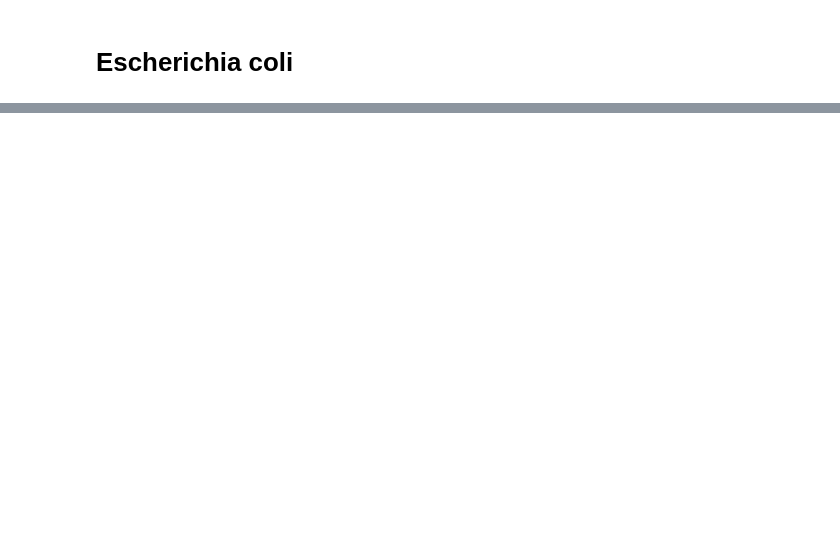
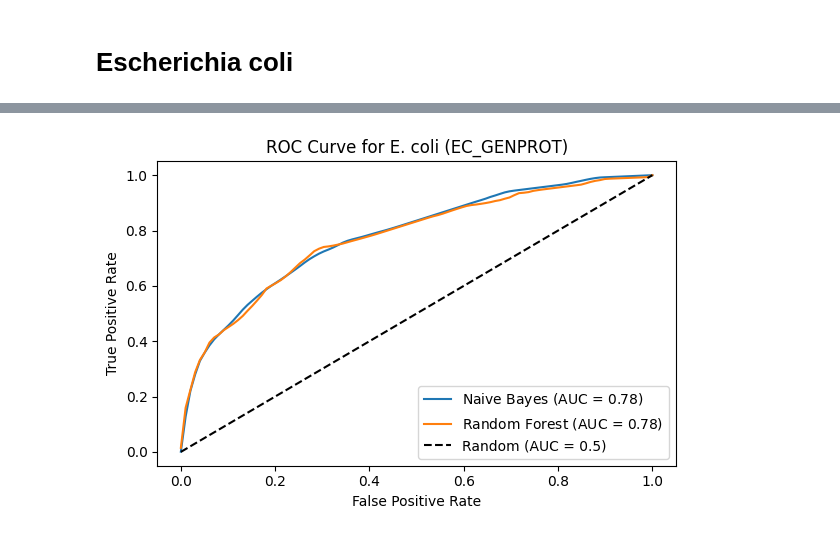
Before and after one commit to NiccoloCase/essential-genes-identification, a Jupyter notebook: test AI5.ipynb, the cells around one changed output, grey strips where cells are left out. Cells and saved outputs as stored; diff of their text form; code cells hidden in the pictures; blank space fills up the shorter version.

```diff
--- a/test AI5.ipynb
+++ b/test AI5.ipynb
@@ -607,12 +600,12 @@ class EssentialityRandomForestClassifier(EssentiallyClassifier):
 
             # Build and fit the Random Forest classifier
             rf_classifier = RandomForestClassifier(
-                n_estimators=100,           # Number of trees
+                n_estimators=200,           # Number of trees
                 max_depth=15,               # Maximum depth of the tree
                 min_samples_leaf=5,         # Minimum samples per leaf
                 max_features='sqrt',        # Features considered for best split
                 class_weight='balanced',    # Handle imbalanced classes
-                n_jobs=-1                   # Use all cores (for parallel processing)
+                n_jobs=-1                   # Use all cores
             )
             rf_classifier.fit(X_train, y_train)
 
@@ -647,18 +640,12 @@ class EssentialityRandomForestClassifier(EssentiallyClassifier):
         Plot the feature importance of the Random Forest classifier.
         """
 
-        # Assumiamo che self.rf_classifiers sia una lista di Random Forest usati nei vari fold
         all_importances = [clf.feature_importances_ for clf in self.rf_classifiers]
 
-        for i, importances in enumerate(all_importances):
-            print(f"Fold {i} - Feature Importances:" , len(importances), importances)
-
-
-        # Converti in un array di numpy e calcola la media lungo i classificatori
         importances = np.mean(all_importances, axis=0)
         feature_names = self.X[self.cmim_ranking].iloc[:, :self.optimal_features].columns
 
-        plt.figure(figsize=(5, 6))  # Adjust figure size based on the number of features
+        plt.figure(figsize=(5, 6))
         plt.barh(feature_names, importances)
         plt.xlabel("Feature Importance")
         plt.ylabel("Feature")
@@ -903,0 +861,13 @@ Fold 4 - Feature Importances: 5 [0.2544314  0.23959221 0.18410205 0.10707996 0.2
+# %%
+# Compare roc curves of naive bayes and random forest for EC_GENPROT
+fig, ax = plt.subplots(figsize=(6, 4))
+ax.plot(classifier_genprot_nb.final_fpr, classifier_genprot_nb.final_tpr, label='Naive Bayes (AUC = ${:.2f}$)'.format(classifier_genprot_nb.final_auc))
+ax.plot(classifier_genprot_rf.final_fpr, classifier_genprot_rf.final_tpr, label='Random Forest (AUC = ${:.2f}$)'.format(classifier_genprot_rf.final_auc))
+ax.plot([0, 1], [0, 1], color='black', linestyle='--', label='Random (AUC = 0.5)')
+ax.set_xlabel('False Positive Rate')
+ax.set_ylabel('True Positive Rate')
+ax.set_title('ROC Curve for E. coli (EC_GENPROT)')
+ax.legend()
+fig.tight_layout()
+# %% [output]
+[figure, added]
```
Also changed, not shown: parts of 10 cells of this notebook, 14 other files.
